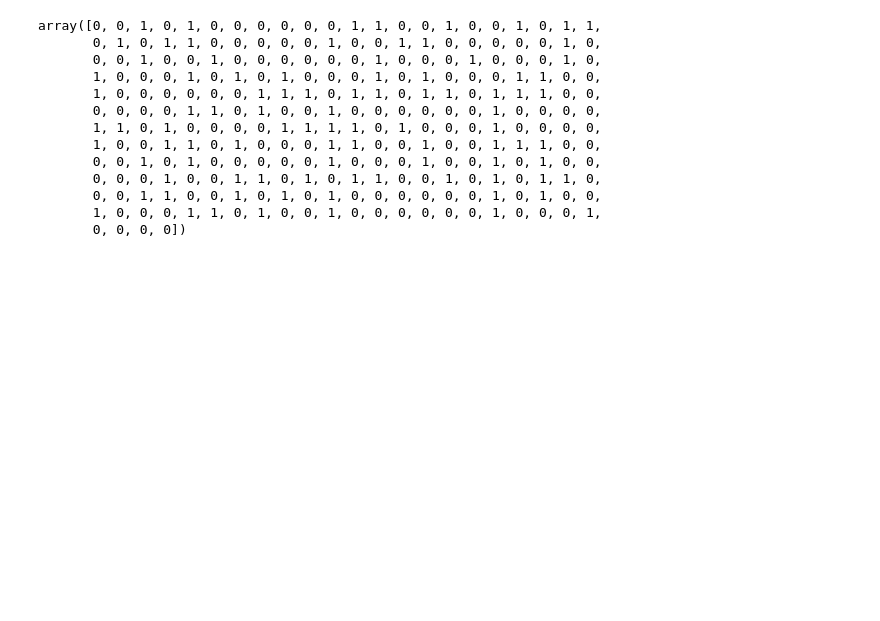
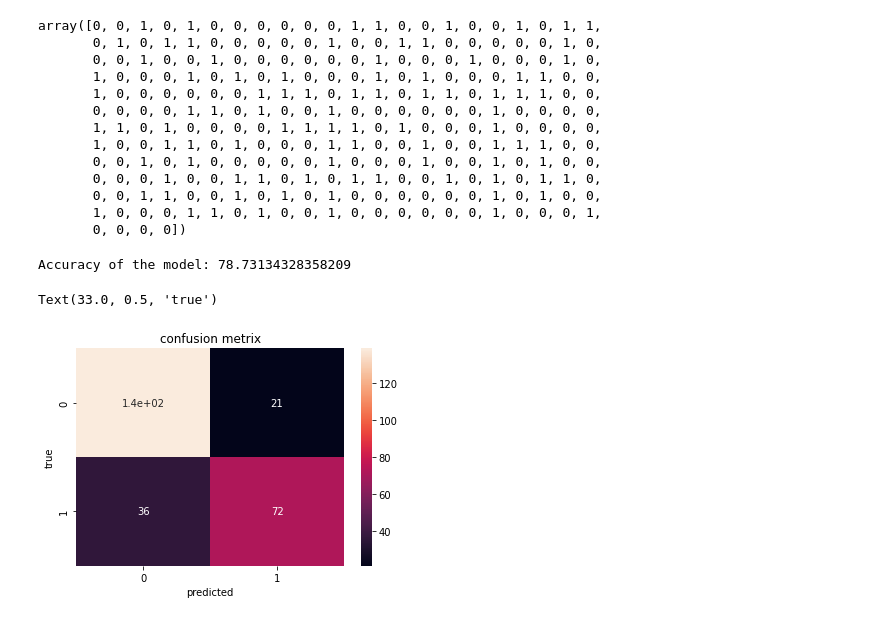
Before and after one commit to amaansait/pythonbasics, a Jupyter notebook: Untitled17.ipynb, the cells around one changed output. Drawn from its saved outputs; the diff is of its cells as text; code cells hidden in the pictures; blank space fills up the shorter version.

```diff
--- a/Untitled17.ipynb
+++ b/Untitled17.ipynb
@@ -264,3 +264,19 @@ array([0, 0, 1, 0, 1, 0, 0, 0, 0, 0, 0, 1, 1, 0, 0, 1, 0, 0, 1, 0, 1, 1,
        0, 0, 1, 1, 0, 0, 1, 0, 1, 0, 1, 0, 0, 0, 0, 0, 0, 1, 0, 1, 0, 0,
        1, 0, 0, 0, 1, 1, 0, 1, 0, 0, 1, 0, 0, 0, 0, 0, 0, 1, 0, 0, 0, 1,
        0, 0, 0, 0])
+# %%
+from sklearn.metrics import accuracy_score
+print('Accuracy of the model:',(accuracy_score(y_test,y_pred)*100))
+# %% [output]
+Accuracy of the model: 78.73134328358209
+# %%
+from sklearn import metrics
+from sklearn.metrics import classification_report,confusion_matrix
+matrix=confusion_matrix(y_test,y_pred)
+sns.heatmap(matrix,annot=True,)
+plt.title('confusion metrix')
+plt.xlabel('predicted')
+plt.ylabel('true')
+# %% [output]
+Text(33.0, 0.5, 'true')
+[figure, added]
```
